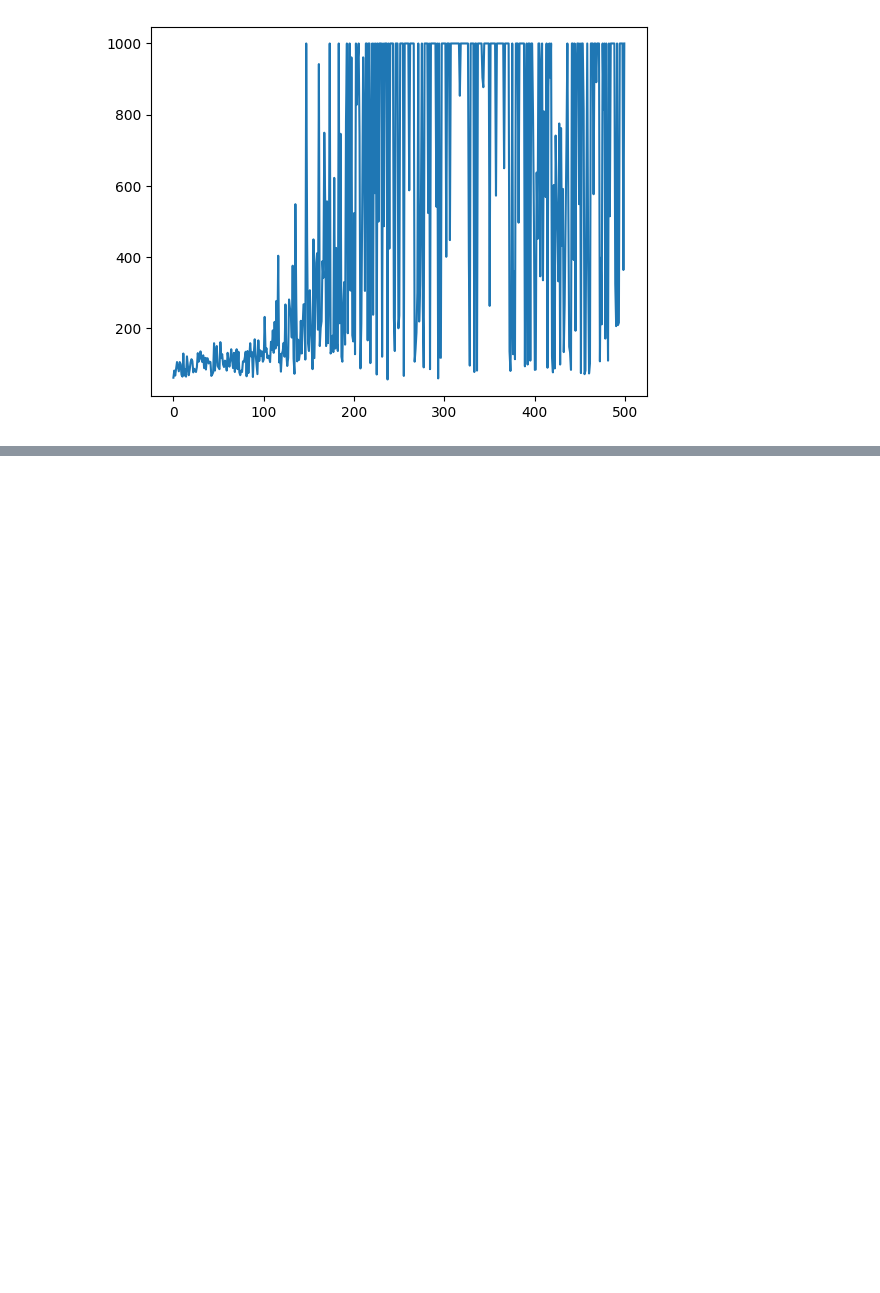
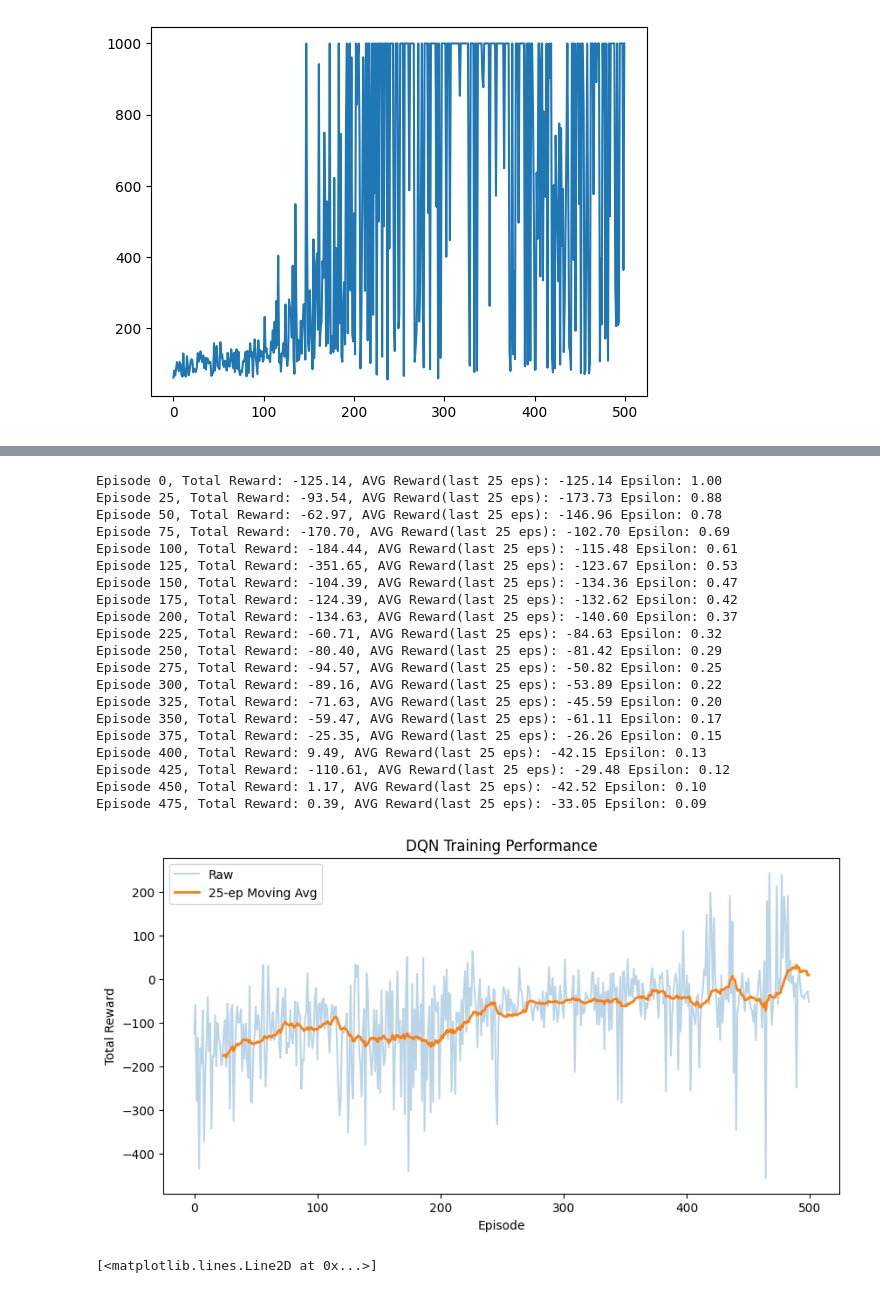
Before and after one commit to cferreira21/tp, a Jupyter notebook: TP_DQN.ipynb, the cells around one changed output, grey strips where cells are left out. Drawn from its saved outputs; the diff is of its cells as text; code cells hidden in the pictures; blank space fills up the shorter version.

```diff
--- a/TP_DQN.ipynb
+++ b/TP_DQN.ipynb
@@ -232,0 +340,27 @@ plot_rewards(rewards4)
+# %%
+agent9, rewards9, durations9 = train(500,64,0.99,1.0,0.01,0.995,15, 5e-4)
+plot_rewards(rewards9)
+plt.plot(durations9)
+# %% [output]
+Episode 0, Total Reward: -125.14, AVG Reward(last 25 eps): -125.14 Epsilon: 1.00
+Episode 25, Total Reward: -93.54, AVG Reward(last 25 eps): -173.73 Epsilon: 0.88
+Episode 50, Total Reward: -62.97, AVG Reward(last 25 eps): -146.96 Epsilon: 0.78
+Episode 75, Total Reward: -170.70, AVG Reward(last 25 eps): -102.70 Epsilon: 0.69
+Episode 100, Total Reward: -184.44, AVG Reward(last 25 eps): -115.48 Epsilon: 0.61
+Episode 125, Total Reward: -351.65, AVG Reward(last 25 eps): -123.67 Epsilon: 0.53
+Episode 150, Total Reward: -104.39, AVG Reward(last 25 eps): -134.36 Epsilon: 0.47
+Episode 175, Total Reward: -124.39, AVG Reward(last 25 eps): -132.62 Epsilon: 0.42
+Episode 200, Total Reward: -134.63, AVG Reward(last 25 eps): -140.60 Epsilon: 0.37
+Episode 225, Total Reward: -60.71, AVG Reward(last 25 eps): -84.63 Epsilon: 0.32
+Episode 250, Total Reward: -80.40, AVG Reward(last 25 eps): -81.42 Epsilon: 0.29
+Episode 275, Total Reward: -94.57, AVG Reward(last 25 eps): -50.82 Epsilon: 0.25
+Episode 300, Total Reward: -89.16, AVG Reward(last 25 eps): -53.89 Epsilon: 0.22
+Episode 325, Total Reward: -71.63, AVG Reward(last 25 eps): -45.59 Epsilon: 0.20
+Episode 350, Total Reward: -59.47, AVG Reward(last 25 eps): -61.11 Epsilon: 0.17
+Episode 375, Total Reward: -25.35, AVG Reward(last 25 eps): -26.26 Epsilon: 0.15
+Episode 400, Total Reward: 9.49, AVG Reward(last 25 eps): -42.15 Epsilon: 0.13
+Episode 425, Total Reward: -110.61, AVG Reward(last 25 eps): -29.48 Epsilon: 0.12
+Episode 450, Total Reward: 1.17, AVG Reward(last 25 eps): -42.52 Epsilon: 0.10
+Episode 475, Total Reward: 0.39, AVG Reward(last 25 eps): -33.05 Epsilon: 0.09
+[figure, added]
+[<matplotlib.lines.Line2D at 0x...>]
```
Also changed, not shown: parts of 28 cells of this notebook.
